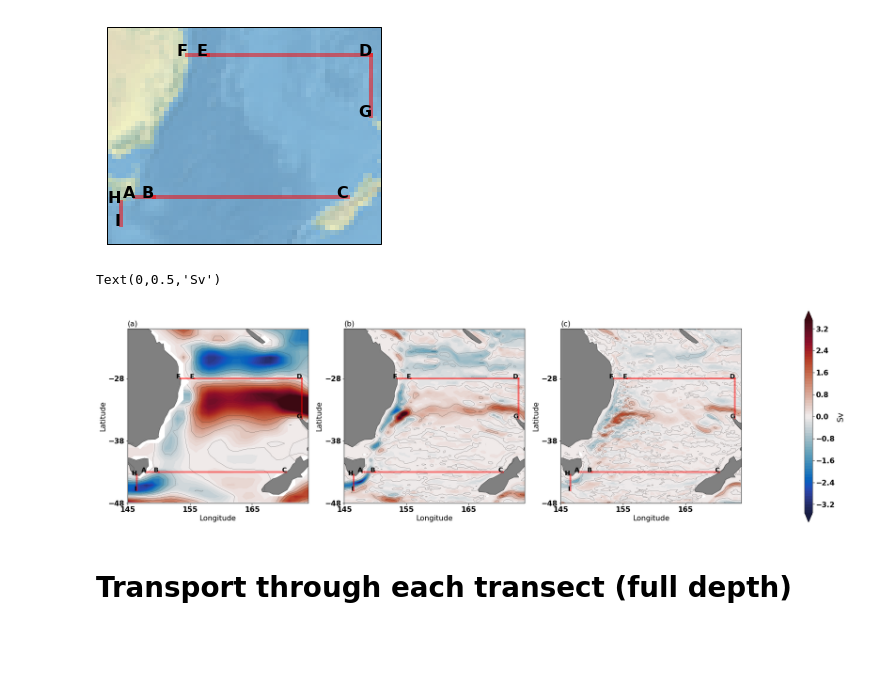
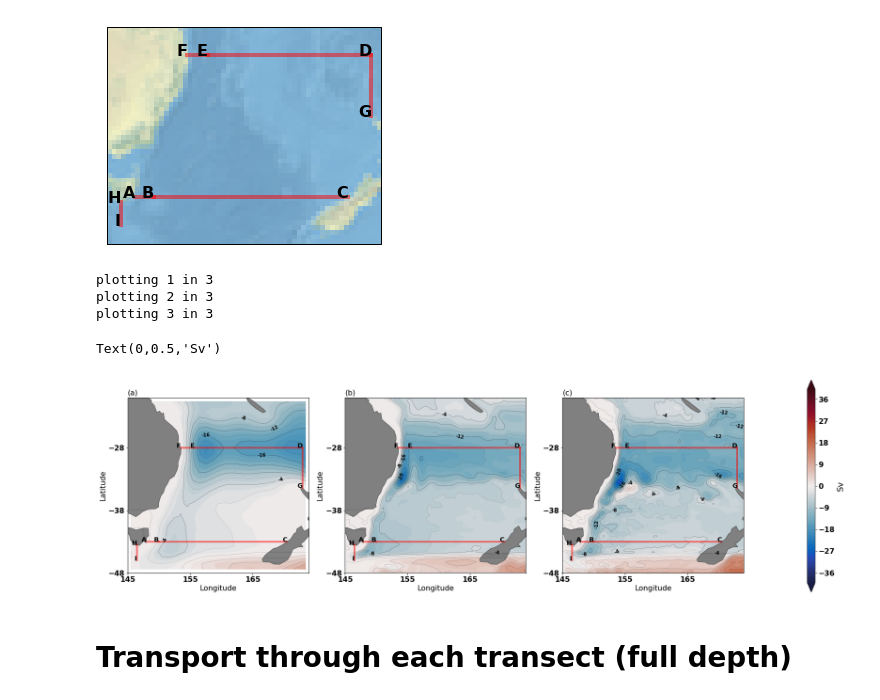
Before and after one commit to XihanZh/WBCinACCESS_OM2, a Jupyter notebook: EAC_transport(3.1.1).ipynb, the cells around one changed output. Cells and saved outputs as stored; diff of their text form; code cells hidden in the pictures; blank space fills up the shorter version.

Commit message:
correct the way comupting transport map

```diff
--- a/EAC_transport(3.1.1).ipynb
+++ b/EAC_transport(3.1.1).ipynb
@@ -98,42 +98,56 @@ clev2 = np.arange(-1.5,1.6,0.5)
 # %%
 warnings.filterwarnings('ignore')
+clev=np.arange(-40,41,1)
+clev2=np.arange(-40,41,2)
+clev3=np.arange(-20,-3,4)
+#fig=plt.figure(figsize=(18,16))
 fig=plt.figure(figsize=(24,8))
 for i,ekey in enumerate(plotexp):
     expt = exptdata.exptdict[ekey]['expt']
     n = exptdata.exptdict[ekey]['n_files']
     offset = exptdata.exptdict[ekey]['offset']
-    tx_trans=cc.querying.getvar(expt,'tx_trans_int_z',session,n=n,
+    ty_trans=cc.querying.getvar(expt,'ty_trans_int_z',session,n=n,
                                      offset=offset)
-    transport=tx_trans.sel(xu_ocean=slice(region[0],region[1]))\
-                      .sel(yt_ocean=slice(region[2],region[3])).sel(time=t)\
+    transport=ty_trans.sel(xt_ocean=slice(region[0],region[1]))\
+                      .sel(yu_ocean=slice(region[2],region[3])).sel(time=t)\
                       .mean('time')/1e6/1036
+    psi=transport.cumsum('xt_ocean')
+    print('plotting',i+1,'in','3')
+    #ax=plt.subplot(2,2,i+2,projection=ccrs.PlateCarree())
     ax=plt.subplot(1,3,i+1,projection=ccrs.PlateCarree())
     ax.add_feature(land_50m)
     ax.set_extent(region,crs=ccrs.PlateCarree())
     ax.set_xticks(np.arange(region[0],region[1]+1,10)+360,crs=ccrs.PlateCarree())
     ax.set_yticks(np.arange(region[2],region[3],10),crs=ccrs.PlateCarree())
-    p1=transport.plot.contourf(cmap=cm.cm.balance, levels=clev, extend='both',add_colorbar=False)
-    transport.plot.contour(levels=clev2,colors='k',linewidths=0.25,transform=ccrs.PlateCarree())
+    p1=psi.plot.contourf(cmap=cm.cm.balance, levels=clev, extend='both',add_colorbar=False)
+    psi.plot.contour(levels=clev2,colors='k',linewidths=0.15,add_labels=False,transform=ccrs.PlateCarree())
+    cs=psi.plot.contour(levels=clev3,colors='k',linewidths=0.25,add_labels=True,transform=ccrs.PlateCarree())
+    plt.clabel(cs,fontsize=10,inline=1,fmt='%1.0f')
     for transect, (xmin, xmax, ymin, ymax) in transects.items():
 
         plt.plot([xmin, xmax], [ymin, ymax],
                 color='red', linewidth=4, alpha=0.5,
                  transform=ccrs.Geodetic() )
 
     for point, (xi,yi) in points.items():
         plt.text(xi,yi,point,
                 horizontalalignment='right',transform=ccrs.Geodetic(),fontsize=14)
     plt.xlabel('Longitude',fontsize=16)
     plt.ylabel('Latitude',fontsize=16)
     plt.title('')
+#    plt.title('('+chr(i+ord('b'))+')',loc='left',fontsize=16)
     plt.title('('+chr(i+ord('a'))+')',loc='left',fontsize=16)
+#ax3 = plt.axes([0.95,0.1,0.01,0.8])
 ax3 = plt.axes([0.98,0.1,0.01,0.8])
 cb = plt.colorbar(p1,cax=ax3,orientation='vertical')
 cb.ax.set_ylabel('Sv',fontsize=18)
 #savefigure('transport')
 # %% [output]
-Text(0,0.5,'Sv')
+plotting 1 in 3
+plotting 2 in 3
+plotting 3 in 3
+Text(0,0.5,'Sv')
-[figure, old version]
+[figure, new version]
 # %% [markdown]
 # Transport through each transect (full depth)
 # %%
```
Also changed, not shown: parts of 2 cells of this notebook.
